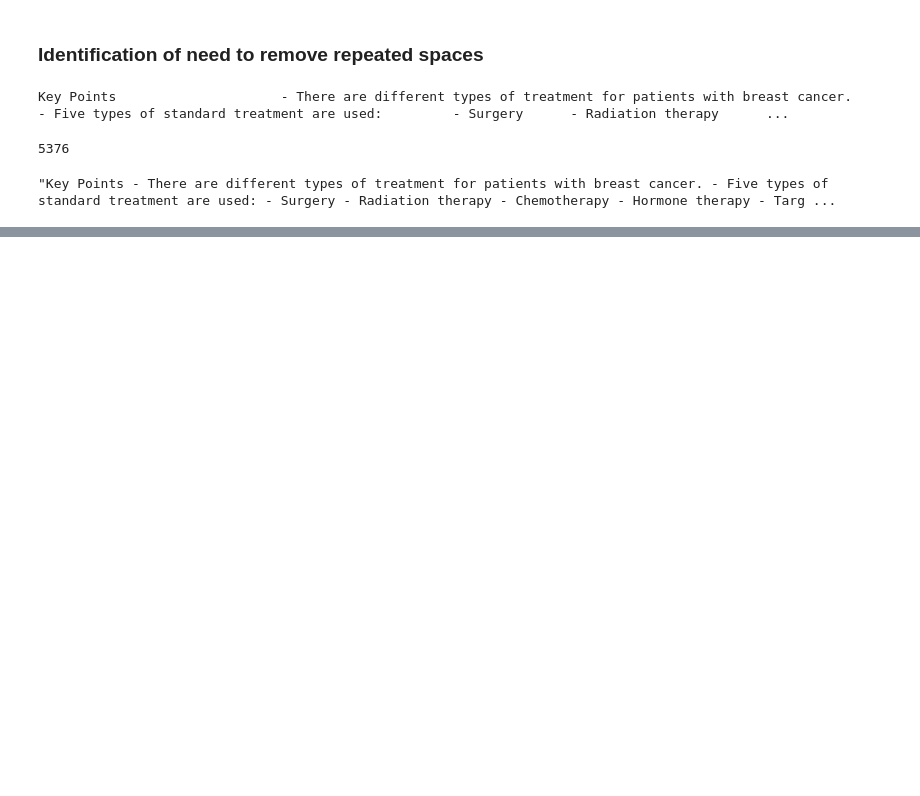
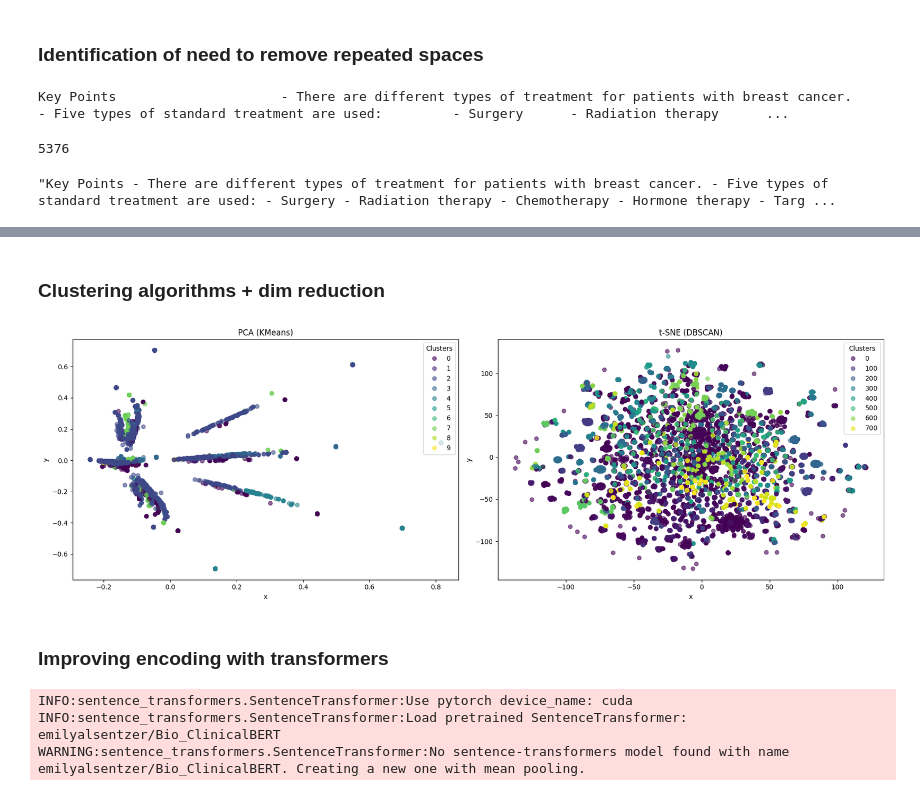
Before and after one commit to MatheusRDG/medical-assistant-bot-assignment, a Jupyter notebook: notebooks/01_01_data_exploration.ipynb, the cells around one changed output, grey strips where cells are left out. Drawn from its saved outputs; the diff is of its cells as text; code cells hidden in the pictures; blank space fills up the shorter version.

```diff
--- a/notebooks/01_01_data_exploration.ipynb
+++ b/notebooks/01_01_data_exploration.ipynb
@@ -447,0 +274,2 @@ sample
+# %% [markdown]
+### Clustering algorithms + dim reduction
@@ -447,0 +307,47 @@ sample
+# %%
+fig, ax = plt.subplots(1, 2, figsize=(18, 6))
+
+
+for i, (data_, cluster_col, title) in enumerate(
+    zip(
+        [data_pca, data_tsne],
+        ["cluster_kmeans", "cluster_dbscan"],
+        ["PCA (KMeans)", "t-SNE (DBSCAN)"],
+    )
+):
+
+    scatter = ax[i].scatter(
+        data_["x"], data_["y"], c=data[cluster_col], cmap="viridis", alpha=0.6
+    )
+
+    ax[i].set_title(title)
+
+    ax[i].set_xlabel("x")
+
+    ax[i].set_ylabel("y")
+
+    if "dbscan" not in cluster_col or (data[cluster_col] != -1).any():
+
+        ax[i].legend(*scatter.legend_elements(), title="Clusters", loc="upper right")
+
+
+plt.tight_layout()
+
+
+plt.show()
+# %% [output]
+[figure, added]
+# %% [markdown]
+### Improving encoding with transformers
+# %%
+# Tries:
+# - "emilyalsentzer/Bio_ClinicalBERT" -> Testing BioBERT results
+# - "allMiniLM-L6-v2"
+# - "ncbi/MedCPT-Article-Encoder"
+
+model = SentenceTransformer("emilyalsentzer/Bio_ClinicalBERT")
+X = model.encode(data["question"] + " " + data["answer"])
+# %% [output]
+INFO:sentence_transformers.SentenceTransformer:Use pytorch device_name: cuda
+INFO:sentence_transformers.SentenceTransformer:Load pretrained SentenceTransformer: emilyalsentzer/Bio_ClinicalBERT
+WARNING:sentence_transformers.SentenceTransformer:No sentence-transformers model found with name emilyalsentzer/Bio_ClinicalBERT. Creating a new one with mean pooling.
```
Also changed, not shown: parts of 45 cells of this notebook, 5 other files.
